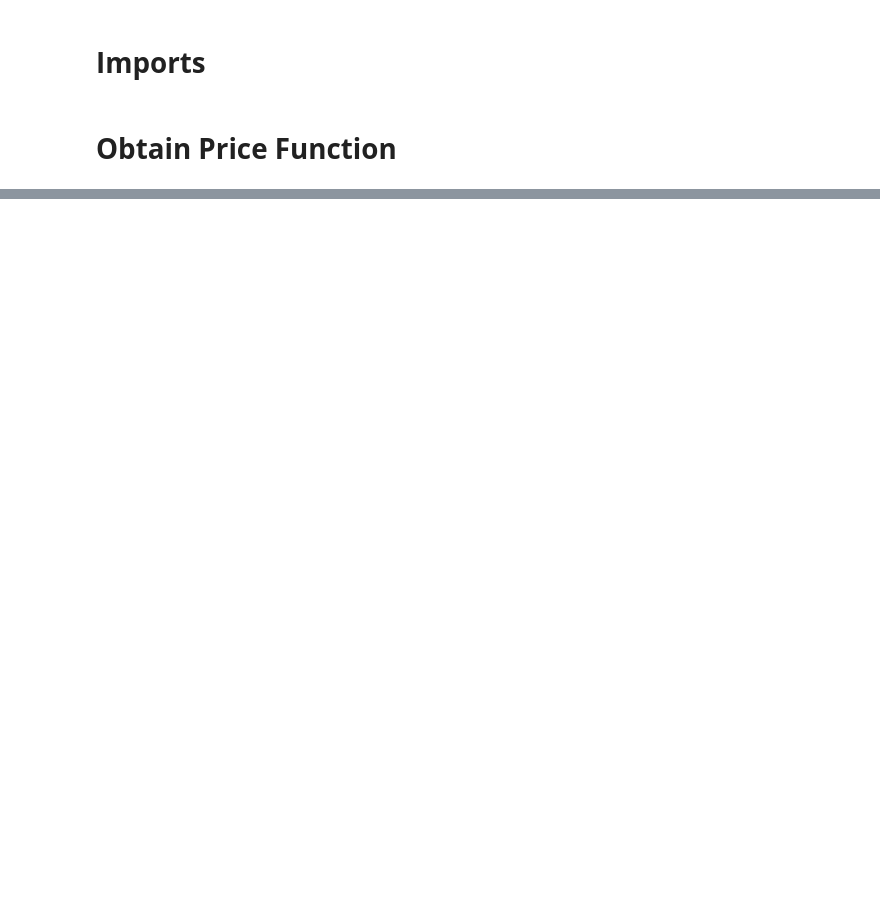
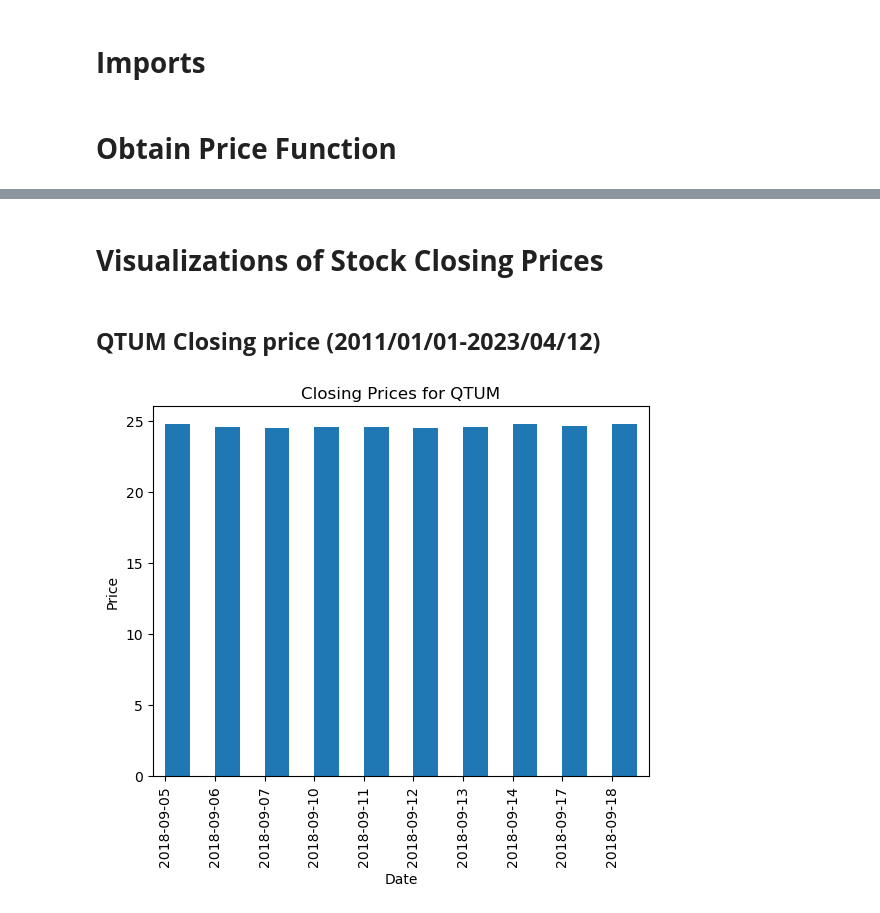
Before and after one commit to JoeBwonKenobi/Yahoo_Finance_Project, a Jupyter notebook: Stock_Price_Project.ipynb, the cells around one changed output, grey strips where cells are left out. Drawn from its saved outputs; the diff is of its cells as text; code cells hidden in the pictures; blank space fills up the shorter version.

```diff
--- a/Stock_Price_Project.ipynb
+++ b/Stock_Price_Project.ipynb
@@ -59,0 +95,30 @@ Fin.
+# %% [markdown]
+# **Visualizations of Stock Closing Prices**
+# %% [markdown]
+## **QTUM Closing price (2011/01/01-2023/04/12)**
+# %%
+df = yf.download('QTUM', start='2011-01-01', end='2023-04-12', progress=False)
+
+# Only show the first 10 rows of the DataFrame
+df_first_10 = df.head(10)
+
+# Extract the closing prices from the DataFrame
+closing_prices = df_first_10['Close']
+
+# Create a bar plot of the closing prices
+ax = closing_prices.plot(kind='bar')
+
+# Set the
+# Set the x-axis to show only the first 10 dates
+ax.xaxis.set_major_locator(IndexLocator(base=1, offset=0))
+ax.set_xticklabels(closing_prices.index.strftime('%Y-%m-%d'))
+
+# Set the plot title and axis labels
+plt.title('Closing Prices for QTUM')
+plt.xlabel('Date')
+plt.ylabel('Price')
+
+# Display the plot
+plt.show()
+# %% [output]
+[figure, added]
```
Also changed, not shown: parts of 16 cells of this notebook, 3 other files.
